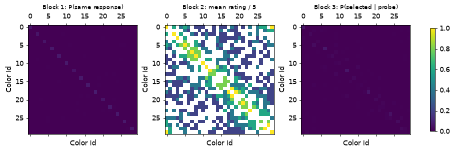
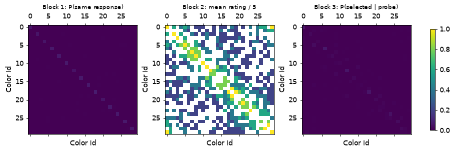
Unified diff of the notebook cell whose output changed from the first chart to the second:
--- before
+++ after
@@ -36,3 +36,4 @@
     ax.set_ylabel('Color id')
 fig.colorbar(image, ax=axes, shrink=0.75)
+fig.savefig('empirical_matrices.png', bbox_inches='tight')
 plt.show()

Commit: Address visual battery evaluation feedback